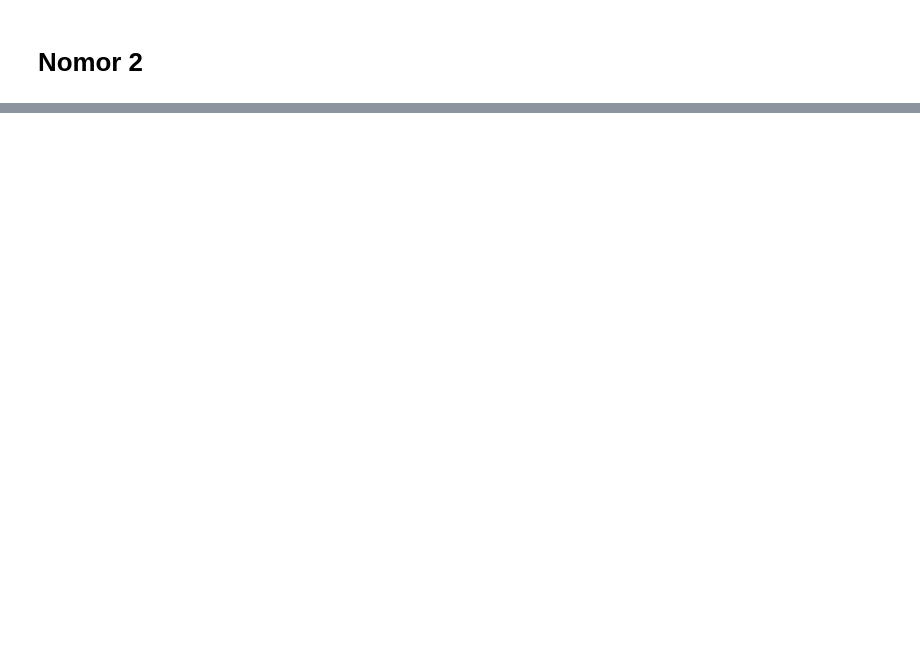
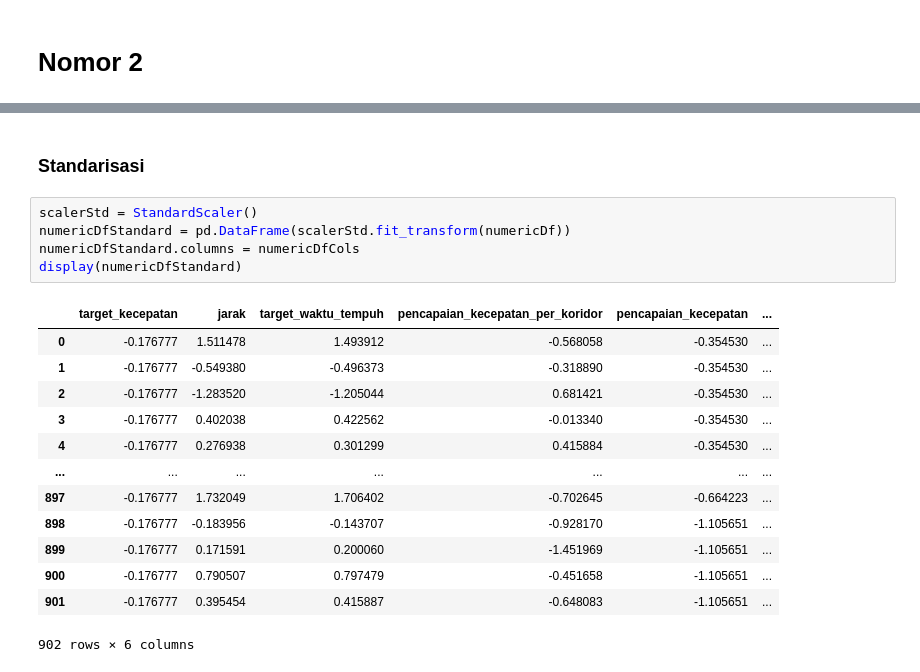
Before and after one commit to StefannusChristian/Data-Processing-and-Engineering, a Jupyter notebook: transformasi-data/IBDA3111_StefannusChristian_202000138_TransformasiData.ipynb, the cells around one changed output, grey strips where cells are left out. Saved outputs shown, nothing was run; the diff lists cells and outputs as text; blank space fills up the shorter version.

```diff
--- a/transformasi-data/IBDA3111_StefannusChristian_202000138_TransformasiData.ipynb
+++ b/transformasi-data/IBDA3111_StefannusChristian_202000138_TransformasiData.ipynb
@@ -125,0 +166,21 @@ Mean Absolute Error = 1.956
+# %% [markdown]
+### Standarisasi
+# %%
+scalerStd = StandardScaler()
+numericDfStandard = pd.DataFrame(scalerStd.fit_transform(numericDf))
+numericDfStandard.columns = numericDfCols
+display(numericDfStandard)
+# %% [output]
+|  | target_kecepatan | jarak | target_waktu_tempuh | pencapaian_kecepatan_per_koridor | pencapaian_kecepatan | ... |
+| 0 | -0.176777 | 1.511478 | 1.493912 | -0.568058 | -0.354530 | ... |
+| 1 | -0.176777 | -0.549380 | -0.496373 | -0.318890 | -0.354530 | ... |
+| 2 | -0.176777 | -1.283520 | -1.205044 | 0.681421 | -0.354530 | ... |
+| 3 | -0.176777 | 0.402038 | 0.422562 | -0.013340 | -0.354530 | ... |
+| 4 | -0.176777 | 0.276938 | 0.301299 | 0.415884 | -0.354530 | ... |
+| ... | ... | ... | ... | ... | ... | ... |
+| 897 | -0.176777 | 1.732049 | 1.706402 | -0.702645 | -0.664223 | ... |
+| 898 | -0.176777 | -0.183956 | -0.143707 | -0.928170 | -1.105651 | ... |
+| 899 | -0.176777 | 0.171591 | 0.200060 | -1.451969 | -1.105651 | ... |
+| 900 | -0.176777 | 0.790507 | 0.797479 | -0.451658 | -1.105651 | ... |
+| 901 | -0.176777 | 0.395454 | 0.415887 | -0.648083 | -1.105651 | ... |
+902 rows × 6 columns
```
Also changed, not shown: parts of 27 cells of this notebook.
